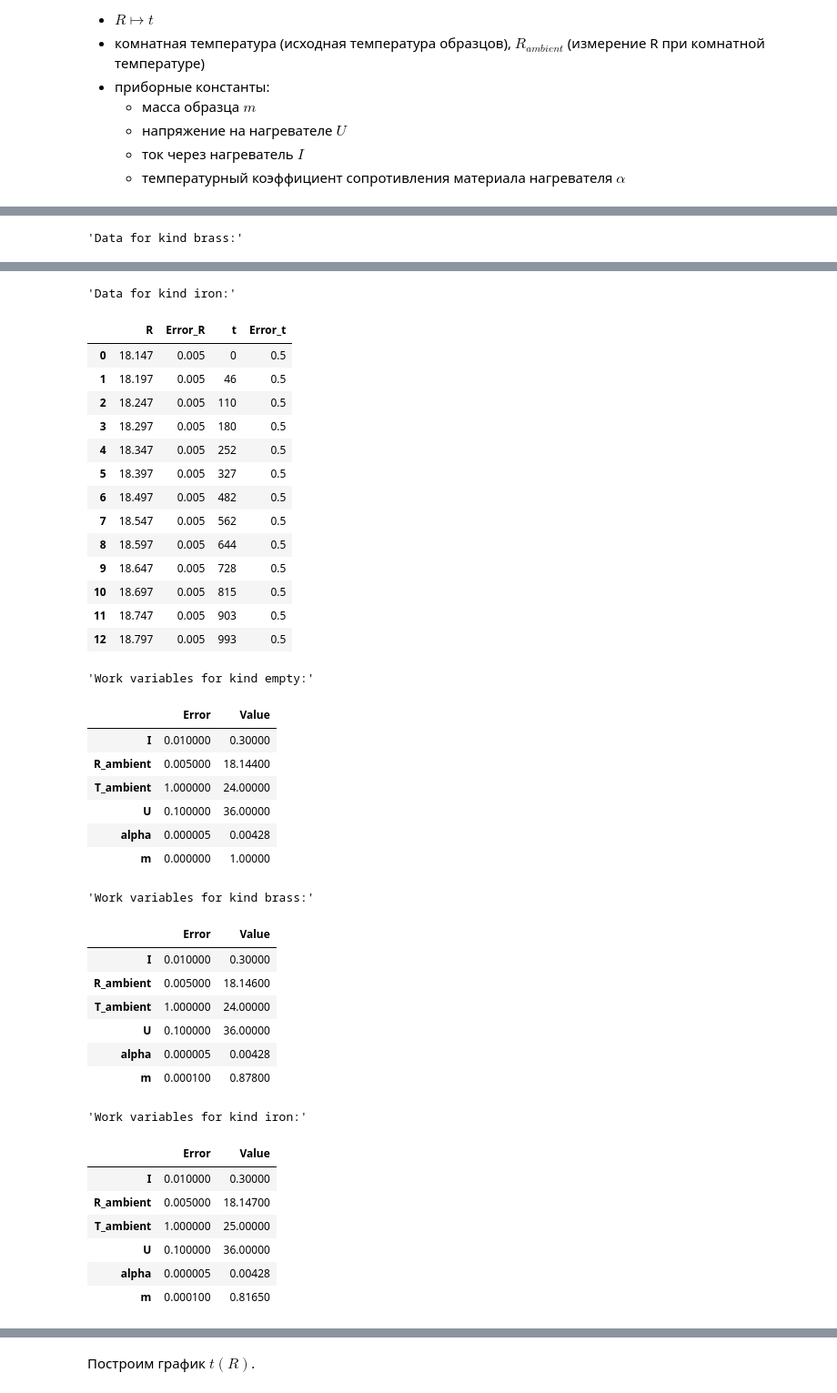
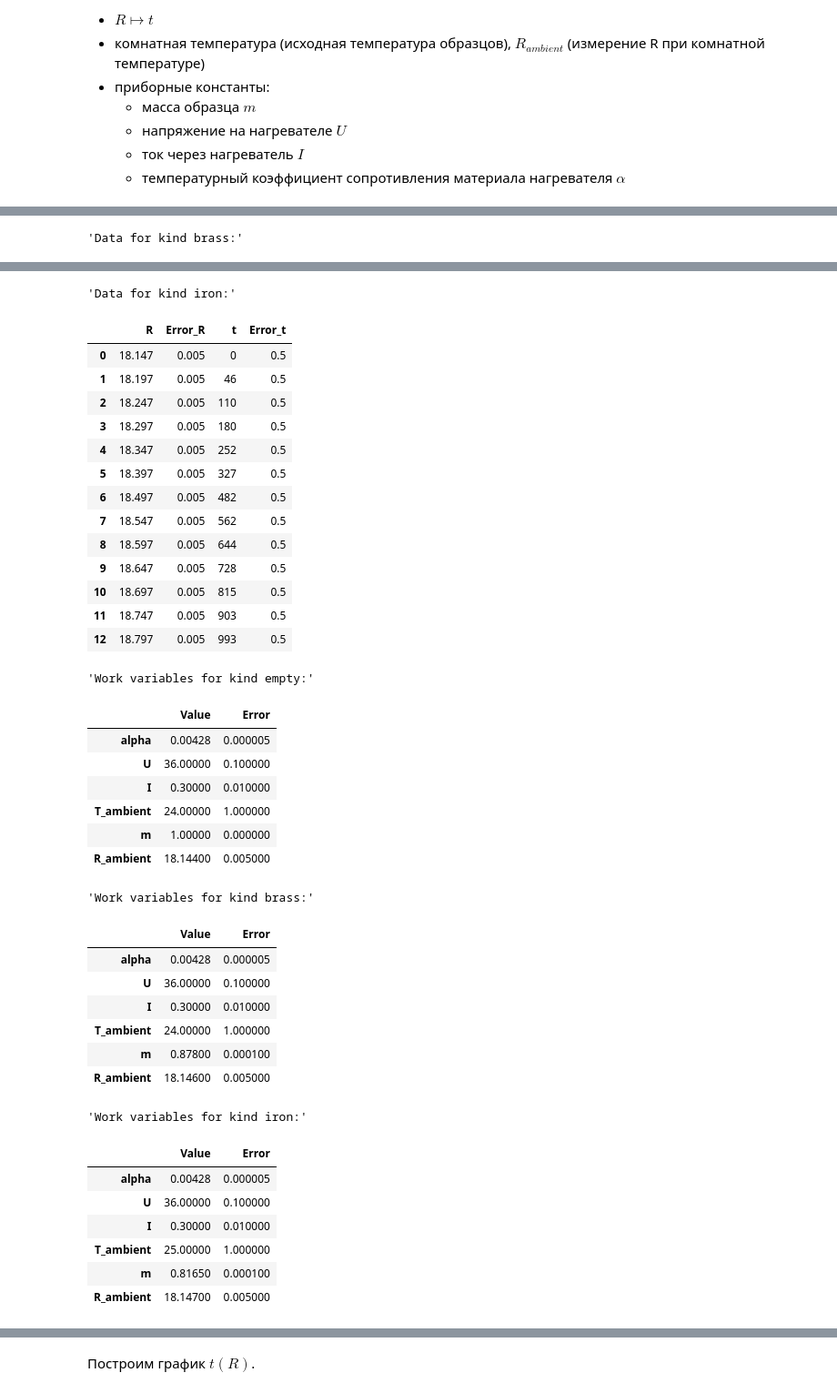
Before and after one commit to intelfx/mipt-lab, a Jupyter notebook: Курс 1 семестр 2/Лабы/2.1.4/main.ipynb, the cells around one changed output, grey strips where cells are left out. Shown at 91% size. Cells and saved outputs as stored; diff of their text form; code cells hidden in the pictures.

```diff
--- a/Курс 1 семестр 2/Лабы/2.1.4/main.ipynb
+++ b/Курс 1 семестр 2/Лабы/2.1.4/main.ipynb
@@ -21,20 +22,6 @@ import IPython.display as disp
 # %%
 data = {}
 work = {}
-
-def append(kind, *args):
-    for arg in args:
-        if kind not in work:
-            work[kind] = arg
-        else:
-            work[kind] = work[kind].combine_first(arg)
-
-def append_all(*args):
-    for kind in kinds:
-        append(kind, *args)
-
-def read_csv(name):
-    return pd.read_csv(name)
 
 kinds = ["empty", "brass", "iron"]
 colors = {
@@ -43,20 +30,21 @@ colors = {
     "iron": "#800080"
 }
 
-constants = read_csv("constants.csv")
+constants = ll.read_csv("constants.csv")
 
 for kind in kinds:
-    data[kind] = read_csv("measurements/%s.csv" % kind)
-    append(kind,
+    data[kind] = ll.read_csv("measurements/%s.csv" % kind)
+    work[kind] = ll.varlist()
+    ll.add(work[kind],
            constants,
-           read_csv("constants/%s.csv" % kind),
-           pd.DataFrame({ "R_ambient": { "Value": data[kind].R[0], "Error": data[kind].Error_R[0] } }).T)
+           ll.read_csv("constants/%s.csv" % kind),
+           ll.var("R_ambient", data[kind].R[0], data[kind].Error_R[0]))
 
 for kind in kinds:
-    disp.display("Data for kind %s:" % kind, data[kind])
+    disp("Data for kind %s:" % kind, data[kind])
 
 for kind in kinds:
-    disp.display("Work variables for kind %s:" % kind, work[kind])
+    disp("Work variables for kind %s:" % kind, work[kind])
 # %% [output]
 'Data for kind empty:'
 |  | R | Error_R | t | Error_t |
@@ -79,56 +67,56 @@ for kind in kinds:
 | 0 | 18.146 | 0.005 | 0 | 0.5 |
 | 1 | 18.196 | 0.005 | 44 | 0.5 |
 | 2 | 18.246 | 0.005 | 105 | 0.5 |
 | 3 | 18.296 | 0.005 | 172 | 0.5 |
 | 4 | 18.346 | 0.005 | 243 | 0.5 |
 | 5 | 18.396 | 0.005 | 315 | 0.5 |
 | 6 | 18.446 | 0.005 | 389 | 0.5 |
 | 7 | 18.496 | 0.005 | 465 | 0.5 |
 | 8 | 18.546 | 0.005 | 544 | 0.5 |
 | 9 | 18.596 | 0.005 | 624 | 0.5 |
 | 10 | 18.646 | 0.005 | 707 | 0.5 |
 | 11 | 18.696 | 0.005 | 791 | 0.5 |
 | 12 | 18.746 | 0.005 | 878 | 0.5 |
 | 13 | 18.796 | 0.005 | 967 | 0.5 |
 'Data for kind iron:'
 |  | R | Error_R | t | Error_t |
 | 0 | 18.147 | 0.005 | 0 | 0.5 |
 | 1 | 18.197 | 0.005 | 46 | 0.5 |
 | 2 | 18.247 | 0.005 | 110 | 0.5 |
 | 3 | 18.297 | 0.005 | 180 | 0.5 |
 | 4 | 18.347 | 0.005 | 252 | 0.5 |
 | 5 | 18.397 | 0.005 | 327 | 0.5 |
 | 6 | 18.497 | 0.005 | 482 | 0.5 |
 | 7 | 18.547 | 0.005 | 562 | 0.5 |
 | 8 | 18.597 | 0.005 | 644 | 0.5 |
 | 9 | 18.647 | 0.005 | 728 | 0.5 |
 | 10 | 18.697 | 0.005 | 815 | 0.5 |
 | 11 | 18.747 | 0.005 | 903 | 0.5 |
 | 12 | 18.797 | 0.005 | 993 | 0.5 |
 'Work variables for kind empty:'
-|  | Error | Value |
-| I | 0.010000 | 0.30000 |
-| R_ambient | 0.005000 | 18.14400 |
-| T_ambient | 1.000000 | 24.00000 |
-| U | 0.100000 | 36.00000 |
-| alpha | 0.000005 | 0.00428 |
-| m | 0.000000 | 1.00000 |
+|  | Value | Error |
+| alpha | 0.00428 | 0.000005 |
+| U | 36.00000 | 0.100000 |
+| I | 0.30000 | 0.010000 |
+| T_ambient | 24.00000 | 1.000000 |
+| m | 1.00000 | 0.000000 |
+| R_ambient | 18.14400 | 0.005000 |
 'Work variables for kind brass:'
-|  | Error | Value |
-| I | 0.010000 | 0.30000 |
-| R_ambient | 0.005000 | 18.14600 |
-| T_ambient | 1.000000 | 24.00000 |
-| U | 0.100000 | 36.00000 |
-| alpha | 0.000005 | 0.00428 |
-| m | 0.000100 | 0.87800 |
+|  | Value | Error |
+| alpha | 0.00428 | 0.000005 |
+| U | 36.00000 | 0.100000 |
+| I | 0.30000 | 0.010000 |
+| T_ambient | 24.00000 | 1.000000 |
+| m | 0.87800 | 0.000100 |
+| R_ambient | 18.14600 | 0.005000 |
 'Work variables for kind iron:'
-|  | Error | Value |
-| I | 0.010000 | 0.30000 |
-| R_ambient | 0.005000 | 18.14700 |
-| T_ambient | 1.000000 | 25.00000 |
-| U | 0.100000 | 36.00000 |
-| alpha | 0.000005 | 0.00428 |
-| m | 0.000100 | 0.81650 |
+|  | Value | Error |
+| alpha | 0.00428 | 0.000005 |
+| U | 36.00000 | 0.100000 |
+| I | 0.30000 | 0.010000 |
+| T_ambient | 25.00000 | 1.000000 |
+| m | 0.81650 | 0.000100 |
+| R_ambient | 18.14700 | 0.005000 |
 # %% [markdown]
 Будем считать, что зависимость $t(R)$ имеет вид $t(R) = e^{R/C} + B$.
 
```
Also changed, not shown: parts of 7 cells of this notebook, 2 other files.
